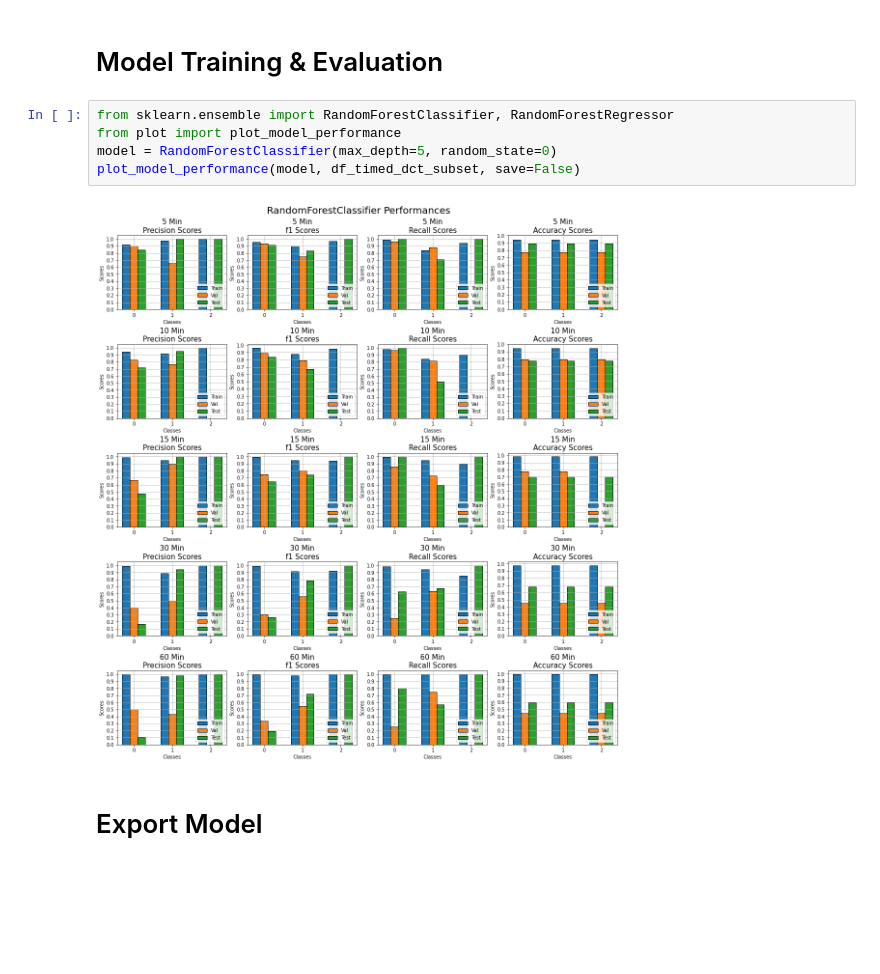
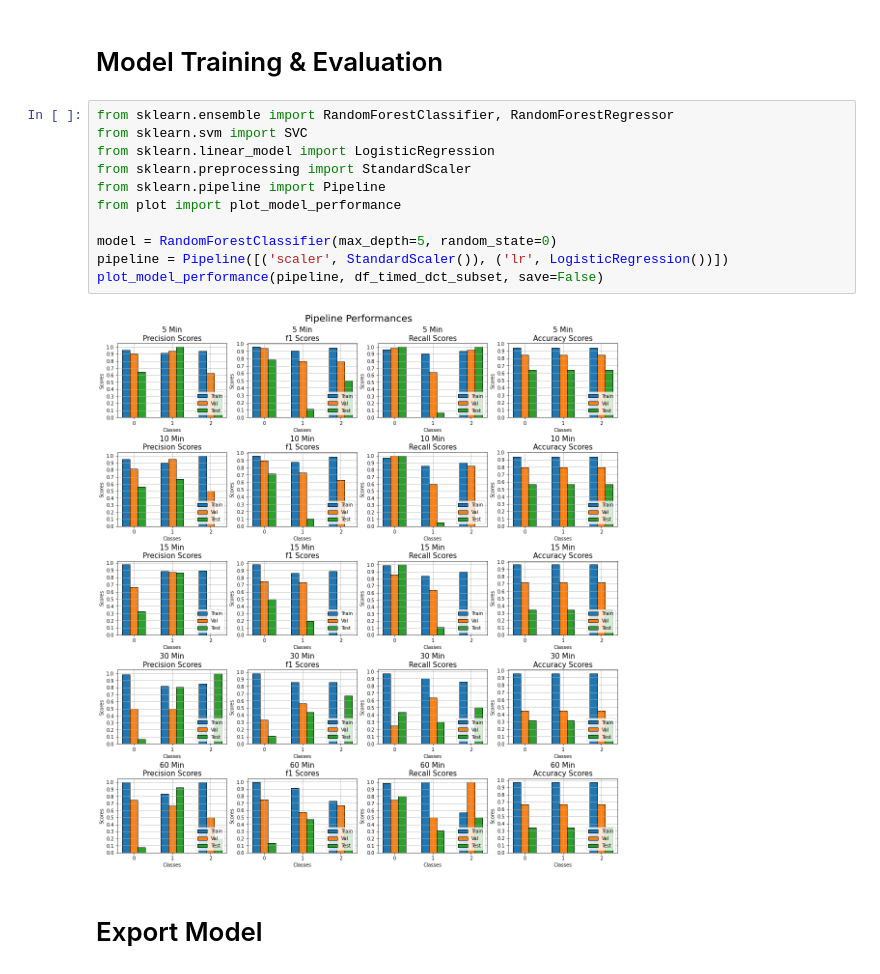
Before and after one commit to Hsgngr/KuKu, a Jupyter notebook: main.ipynb, the cells around one changed output. Cells and saved outputs as stored; diff of their text form; blank space fills up the shorter version.

```diff
--- a/main.ipynb
+++ b/main.ipynb
@@ -107,11 +110,17 @@ sns.pairplot(table[multi_val_cols])
 # Model Training & Evaluation
 # %%
 from sklearn.ensemble import RandomForestClassifier, RandomForestRegressor
+from sklearn.svm import SVC
+from sklearn.linear_model import LogisticRegression
+from sklearn.preprocessing import StandardScaler
+from sklearn.pipeline import Pipeline
 from plot import plot_model_performance
+
 model = RandomForestClassifier(max_depth=5, random_state=0)
-plot_model_performance(model, df_timed_dct_subset, save=False)
+pipeline = Pipeline([('scaler', StandardScaler()), ('lr', LogisticRegression())])
+plot_model_performance(pipeline, df_timed_dct_subset, save=False)
 # %% [output]
-[figure, old version]
+[figure, new version]
 # %% [markdown]
 # Export Model
 # %%
```
Also changed, not shown: parts of 1 cell of this notebook, 1 other file.
